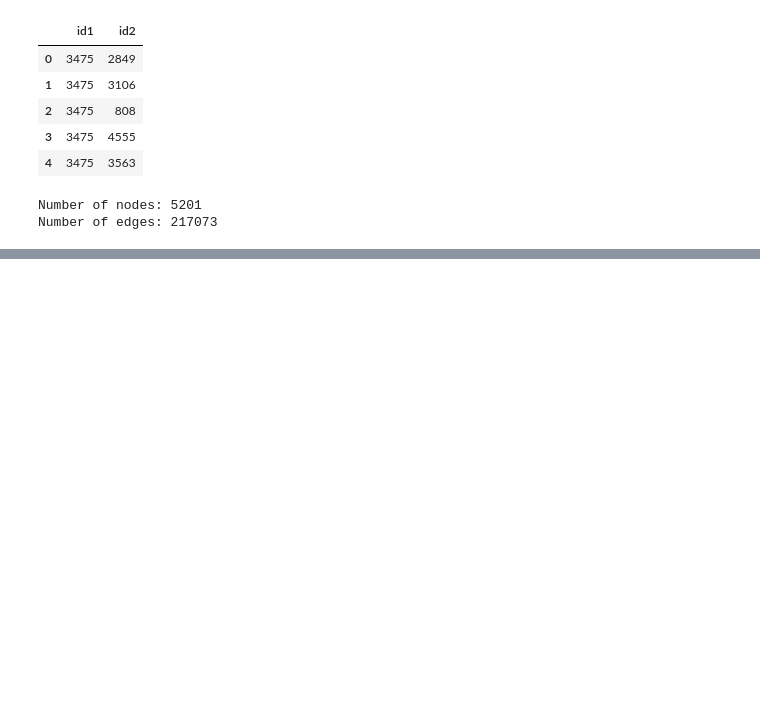
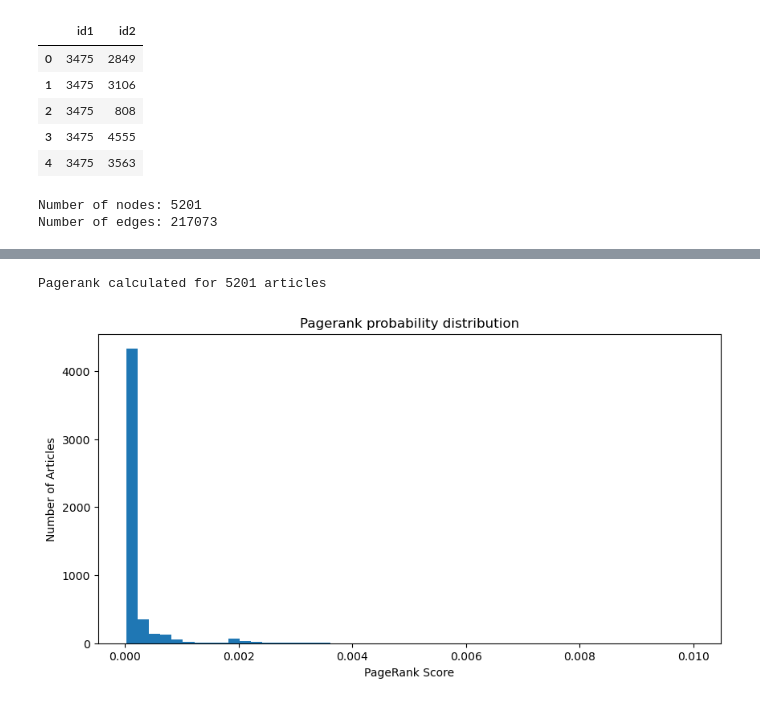
Before and after one commit to Marit-van-Hout/ds5_assignment_-group7, a Jupyter notebook: Week_2/exercise_1,2,3.ipynb, the cells around one changed output, grey strips where cells are left out. Drawn from its saved outputs; the diff is of its cells as text; code cells hidden in the pictures; blank space fills up the shorter version.

Commit message:
finished 3.2
added pagerank calculation and histogram

```diff
--- a/Week_2/exercise_1,2,3.ipynb
+++ b/Week_2/exercise_1,2,3.ipynb
@@ -323,0 +324,27 @@ plt.show()
+# %%
+def calculate_directed_pagerank(
+        graph: nx.DiGraph
+) -> dict[int, float]:
+    """Calculate pagerank for a directed article network.
+    Arguments: Graph: Directed graph of article references.
+    Returns: Dictionary mapping article IDs to pagerank scores.
+    Worked on by Jeanuar"""
+    return nx.pagerank(graph)
+
+directed_pagerank = calculate_directed_pagerank(directed_graph)
+print("Pagerank calculated for", len(directed_pagerank), "articles")
+# %% [output]
+Pagerank calculated for 5201 articles
+# %%
+plt.figure(figsize=(10, 5))
+plt.hist(
+    list(directed_pagerank.values()),
+    bins=50
+)
+
+plt.xlabel("PageRank Score")
+plt.ylabel("Number of Articles")
+plt.title("Pagerank probability distribution")
+plt.show()
+# %% [output]
+[figure, added]
```
Also changed, not shown: parts of 7 cells of this notebook.
